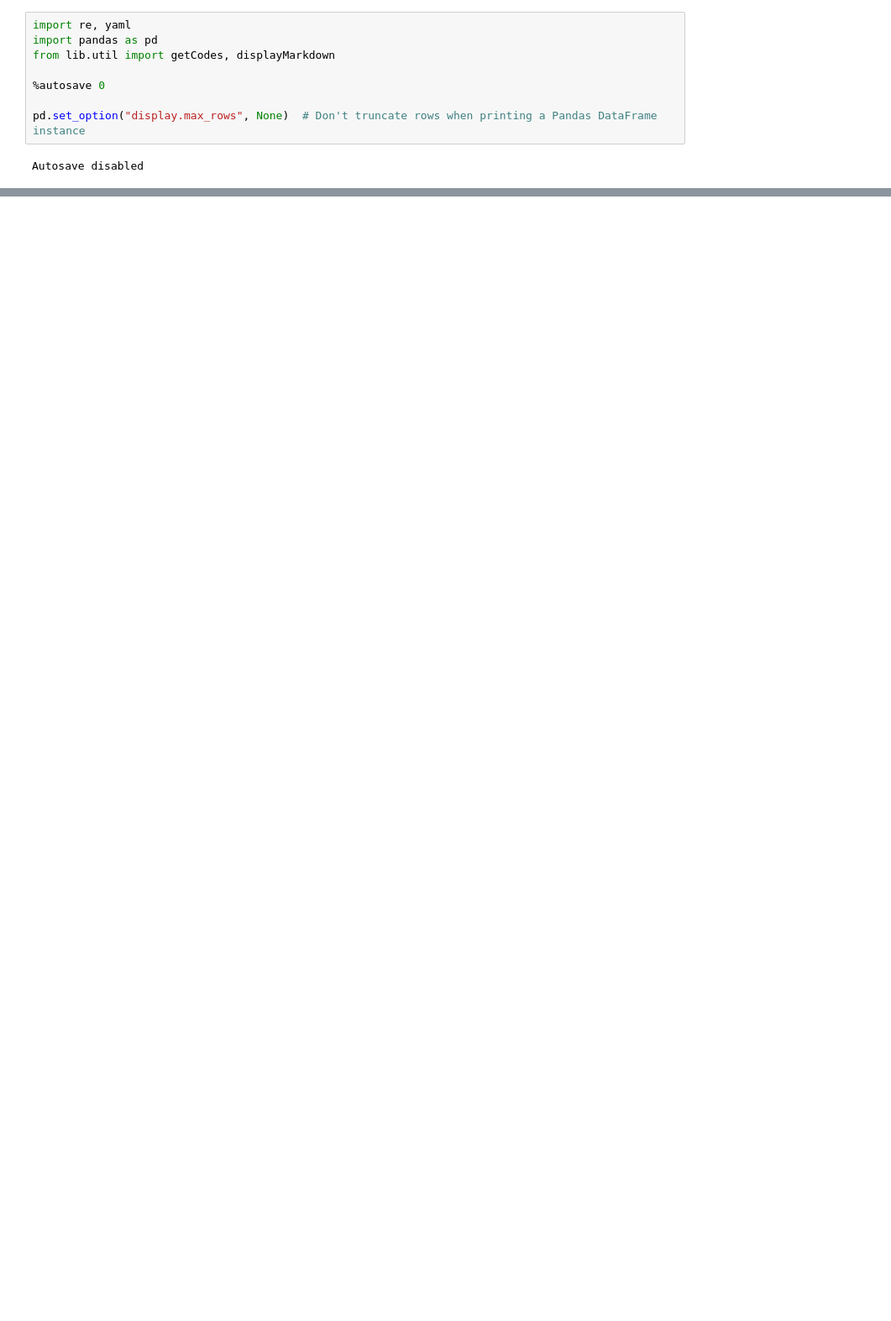
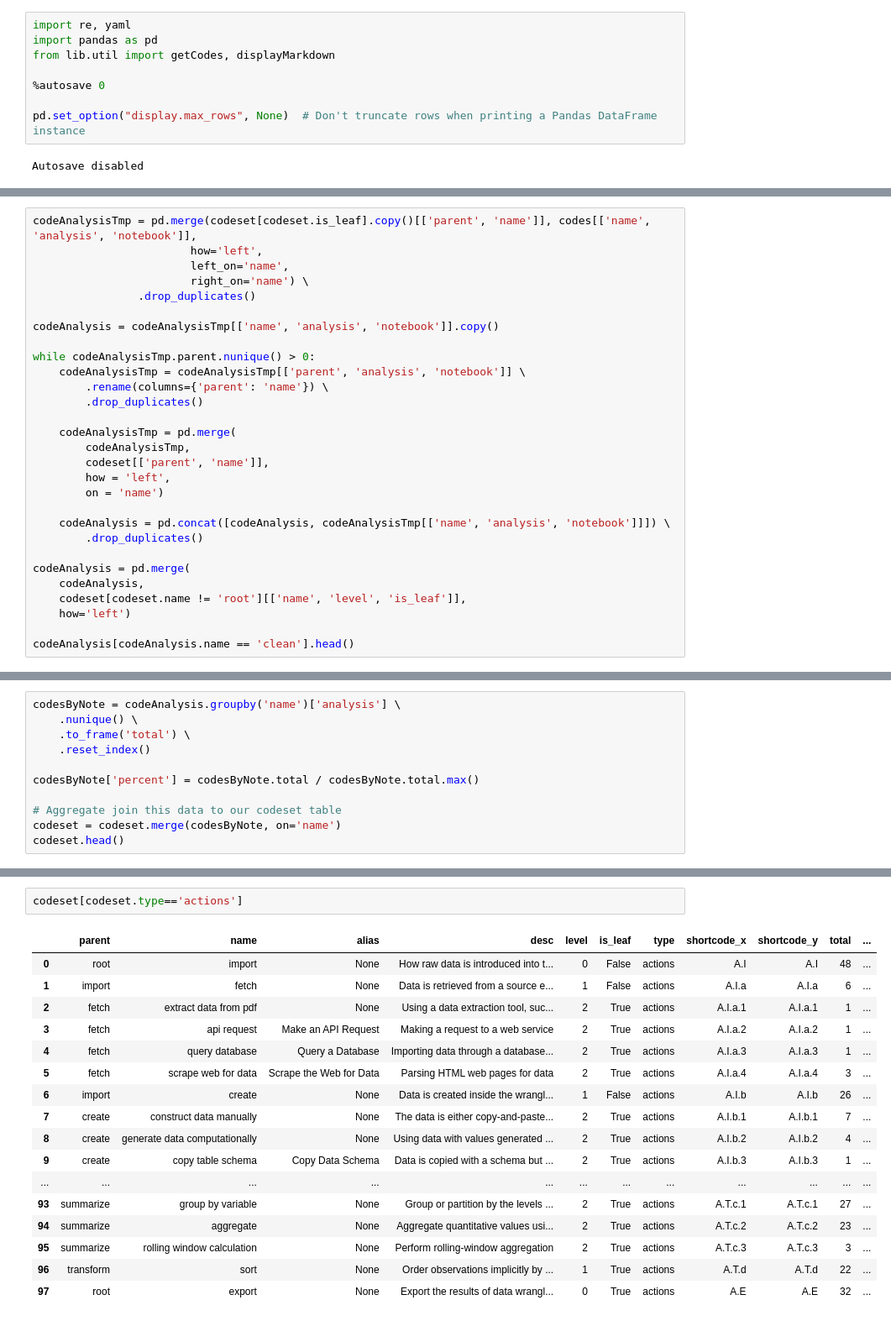
Before and after one commit to steve-kasica/table-scraps, a Jupyter notebook: codebook.ipynb, the cells around one changed output, grey strips where cells are left out. Shown at 84% size. Cells and saved outputs as stored; diff of their text form; blank space fills up the shorter version.

```diff
--- a/codebook.ipynb
+++ b/codebook.ipynb
@@ -310,0 +254,29 @@ codeAnalysis.to_csv('data/code-analysis-network.csv', index=False)
+# %%
+codeAnalysisTmp = pd.merge(codeset[codeset.is_leaf].copy()[['parent', 'name']], codes[['name', 'analysis', 'notebook']],
+                        how='left',
+                        left_on='name',
+                        right_on='name') \
+                .drop_duplicates()
+
+codeAnalysis = codeAnalysisTmp[['name', 'analysis', 'notebook']].copy()
+
+while codeAnalysisTmp.parent.nunique() > 0:
+    codeAnalysisTmp = codeAnalysisTmp[['parent', 'analysis', 'notebook']] \
+        .rename(columns={'parent': 'name'}) \
+        .drop_duplicates()
+
+    codeAnalysisTmp = pd.merge(
+        codeAnalysisTmp,
+        codeset[['parent', 'name']],
+        how = 'left',
+        on = 'name')
+
+    codeAnalysis = pd.concat([codeAnalysis, codeAnalysisTmp[['name', 'analysis', 'notebook']]]) \
+        .drop_duplicates()
+
+codeAnalysis = pd.merge(
+    codeAnalysis,
+    codeset[codeset.name != 'root'][['name', 'level', 'is_leaf']],
+    how='left')
+
+codeAnalysis[codeAnalysis.name == 'clean'].head()
@@ -310,0 +294,11 @@ codeAnalysis.to_csv('data/code-analysis-network.csv', index=False)
+# %%
+codesByNote = codeAnalysis.groupby('name')['analysis'] \
+    .nunique() \
+    .to_frame('total') \
+    .reset_index()
+
+codesByNote['percent'] = codesByNote.total / codesByNote.total.max()
+
+# Aggregate join this data to our codeset table
+codeset = codeset.merge(codesByNote, on='name')
+codeset.head()
@@ -310,0 +339,20 @@ codeAnalysis.to_csv('data/code-analysis-network.csv', index=False)
+# %%
+codeset[codeset.type=='actions']
+# %% [output]
+|  | parent | name | alias | desc | level | is_leaf | type | shortcode_x | shortcode_y | total | ... |
+| 0 | root | import | None | How raw data is introduced into t... | 0 | False | actions | A.I | A.I | 48 | ... |
+| 1 | import | fetch | None | Data is retrieved from a source e... | 1 | False | actions | A.I.a | A.I.a | 6 | ... |
+| 2 | fetch | extract data from pdf | None | Using a data extraction tool, suc... | 2 | True | actions | A.I.a.1 | A.I.a.1 | 1 | ... |
+| 3 | fetch | api request | Make an API Request | Making a request to a web service | 2 | True | actions | A.I.a.2 | A.I.a.2 | 1 | ... |
+| 4 | fetch | query database | Query a Database | Importing data through a database... | 2 | True | actions | A.I.a.3 | A.I.a.3 | 1 | ... |
+| 5 | fetch | scrape web for data | Scrape the Web for Data | Parsing HTML web pages for data | 2 | True | actions | A.I.a.4 | A.I.a.4 | 3 | ... |
+| 6 | import | create | None | Data is created inside the wrangl... | 1 | False | actions | A.I.b | A.I.b | 26 | ... |
+| 7 | create | construct data manually | None | The data is either copy-and-paste... | 2 | True | actions | A.I.b.1 | A.I.b.1 | 7 | ... |
+| 8 | create | generate data computationally | None | Using data with values generated ... | 2 | True | actions | A.I.b.2 | A.I.b.2 | 4 | ... |
+| 9 | create | copy table schema | Copy Data Schema | Data is copied with a schema but ... | 2 | True | actions | A.I.b.3 | A.I.b.3 | 1 | ... |
+| ... | ... | ... | ... | ... | ... | ... | ... | ... | ... | ... | ... |
+| 93 | summarize | group by variable | None | Group or partition by the levels ... | 2 | True | actions | A.T.c.1 | A.T.c.1 | 27 | ... |
+| 94 | summarize | aggregate | None | Aggregate quantitative values usi... | 2 | True | actions | A.T.c.2 | A.T.c.2 | 23 | ... |
+| 95 | summarize | rolling window calculation | None | Perform rolling-window aggregation | 2 | True | actions | A.T.c.3 | A.T.c.3 | 3 | ... |
+| 96 | transform | sort | None | Order observations implicitly by ... | 1 | True | actions | A.T.d | A.T.d | 22 | ... |
+| 97 | root | export | None | Export the results of data wrangl... | 0 | True | actions | A.E | A.E | 32 | ... |
```
Also changed, not shown: parts of 60 cells of this notebook, 41 other files.
